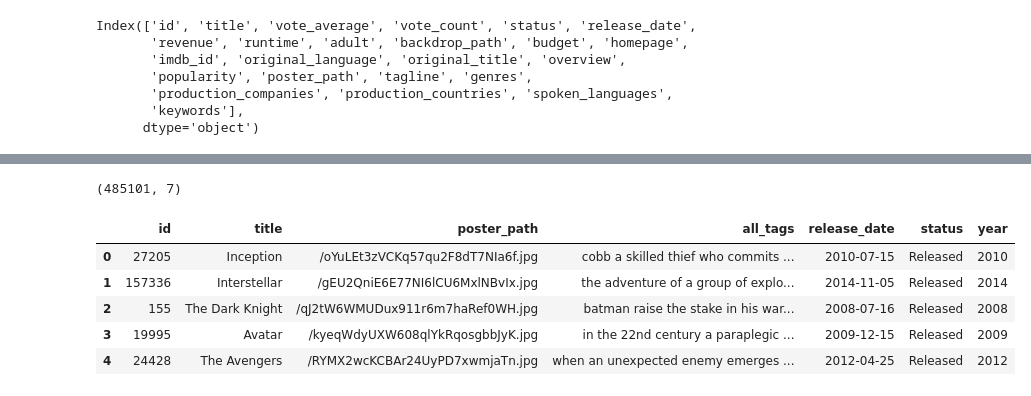
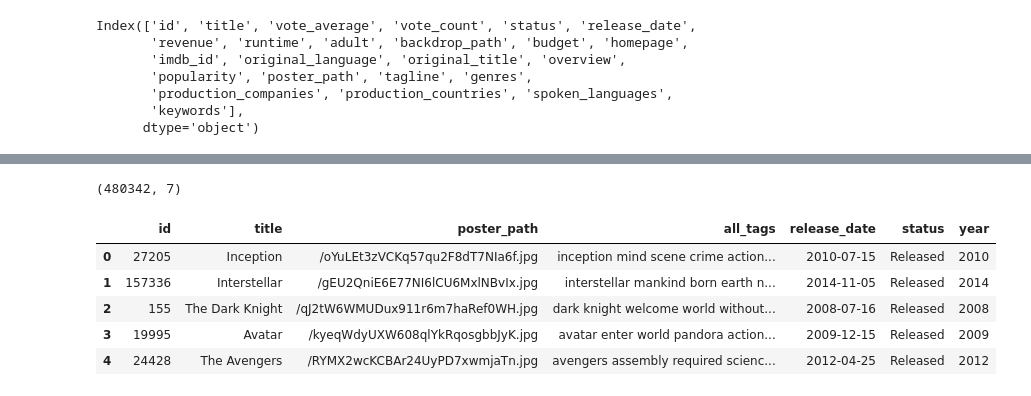
Before and after one commit to KarthikNot/MovieFinder, a Jupyter notebook: notebooks/00_datasets_preprocessing.ipynb, the cells around one changed output, grey strips where cells are left out. Cells and saved outputs as stored; diff of their text form; code cells hidden in the pictures.

```diff
--- a/notebooks/00_datasets_preprocessing.ipynb
+++ b/notebooks/00_datasets_preprocessing.ipynb
@@ -120,25 +160,28 @@ df.head()
 # %%
-import re
-from nltk.stem import WordNetLemmatizer
+import nltk, re
+from nltk.corpus import stopwords
+from nltk.tokenize import word_tokenize
 
-import nltk
-nltk.download('wordnet')
+nltk.download('punkt')
+nltk.download('stopwords')
 
-ss = WordNetLemmatizer()
+stop_words = set(stopwords.words('english'))
 
 def clean_tags(tags):
+    if not isinstance(tags, list):
+        return ""
+
     cleaned = []
-    if not isinstance(tags, list):
-        return None
+
     for tag in tags:
-        tag = tag.lower()
         tag = re.sub(r'[^a-z0-9\s]', '', tag)
-        tag = re.sub(r'\s+', ' ', tag).strip()
-        tag = ss.lemmatize(tag)
-        if tag:
-            cleaned.append(tag)
+        tokens = word_tokenize(tag)
+        tokens = [t for t in tokens if t not in stop_words]
+        cleaned.extend(tokens)
+
     return " ".join(cleaned)
 
-df['all_tags'] = df['all_tags'].apply(clean_tags)
-df.head()
+# print(clean_tags(final_df['all_tags'][0]))
+
+final_df['all_tags'] = final_df['all_tags'].apply(clean_tags)
 # %% [output]
@@ -154,20 +203,20 @@ df.head()
 # %%
-df['release_date'] = df['release_date'].astype('object')
+final_df['release_date'] = final_df['release_date'].astype('object')
 
-df['year'] = df['release_date'].apply(lambda x : x[:4]).astype(int)
+final_df['year'] = final_df['release_date'].apply(lambda x : x[:4]).astype(int)
 
-df = df[df['year'] >= 1975]
-df.sort_values(by = 'year')
+final_df = final_df[final_df['year'] >= 1975]
+final_df.sort_values(by = 'year')
 
-df = df[(df['status'] != 'Rumored') | (df['status'] != 'Canceled') & (df['status'] != 'Planned')]
+final_df = final_df[(final_df['status'] == 'Released')]
 
-print(df.shape)
-df.head()
+print(final_df.shape)
+final_df.head()
 # %% [output]
-(485101, 7)
+(480342, 7)
 |  | id | title | poster_path | all_tags | release_date | status | year |
-| 0 | 27205 | Inception | /oYuLEt3zVCKq57qu2F8dT7NIa6f.jpg | cobb a skilled thief who commits ... | 2010-07-15 | Released | 2010 |
-| 1 | 157336 | Interstellar | /gEU2QniE6E77NI6lCU6MxlNBvIx.jpg | the adventure of a group of explo... | 2014-11-05 | Released | 2014 |
-| 2 | 155 | The Dark Knight | /qJ2tW6WMUDux911r6m7haRef0WH.jpg | batman raise the stake in his war... | 2008-07-16 | Released | 2008 |
-| 3 | 19995 | Avatar | /kyeqWdyUXW608qlYkRqosgbbJyK.jpg | in the 22nd century a paraplegic ... | 2009-12-15 | Released | 2009 |
-| 4 | 24428 | The Avengers | /RYMX2wcKCBAr24UyPD7xwmjaTn.jpg | when an unexpected enemy emerges ... | 2012-04-25 | Released | 2012 |
+| 0 | 27205 | Inception | /oYuLEt3zVCKq57qu2F8dT7NIa6f.jpg | inception mind scene crime action... | 2010-07-15 | Released | 2010 |
+| 1 | 157336 | Interstellar | /gEU2QniE6E77NI6lCU6MxlNBvIx.jpg | interstellar mankind born earth n... | 2014-11-05 | Released | 2014 |
+| 2 | 155 | The Dark Knight | /qJ2tW6WMUDux911r6m7haRef0WH.jpg | dark knight welcome world without... | 2008-07-16 | Released | 2008 |
+| 3 | 19995 | Avatar | /kyeqWdyUXW608qlYkRqosgbbJyK.jpg | avatar enter world pandora action... | 2009-12-15 | Released | 2009 |
+| 4 | 24428 | The Avengers | /RYMX2wcKCBAr24UyPD7xwmjaTn.jpg | avengers assembly required scienc... | 2012-04-25 | Released | 2012 |
```
Also changed, not shown: parts of 15 cells of this notebook, 7 other files.
